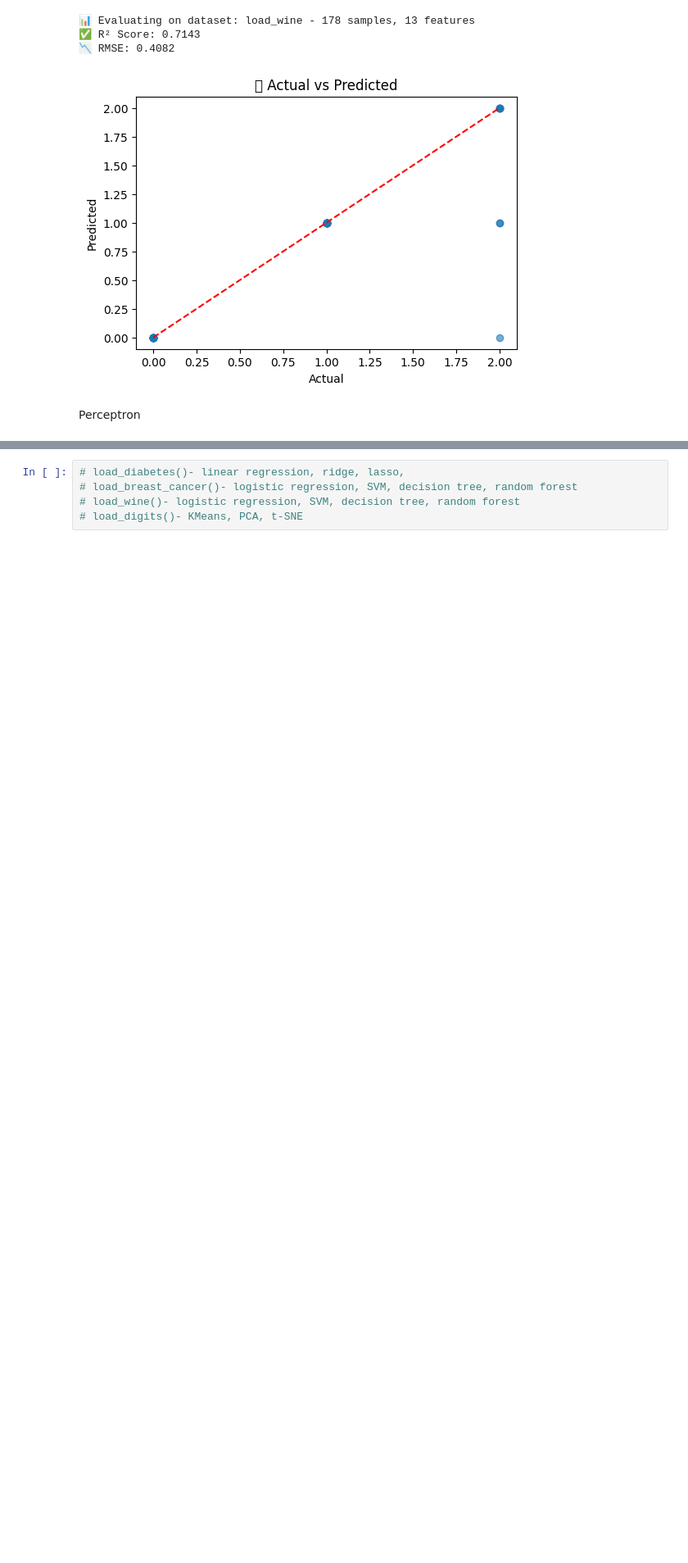
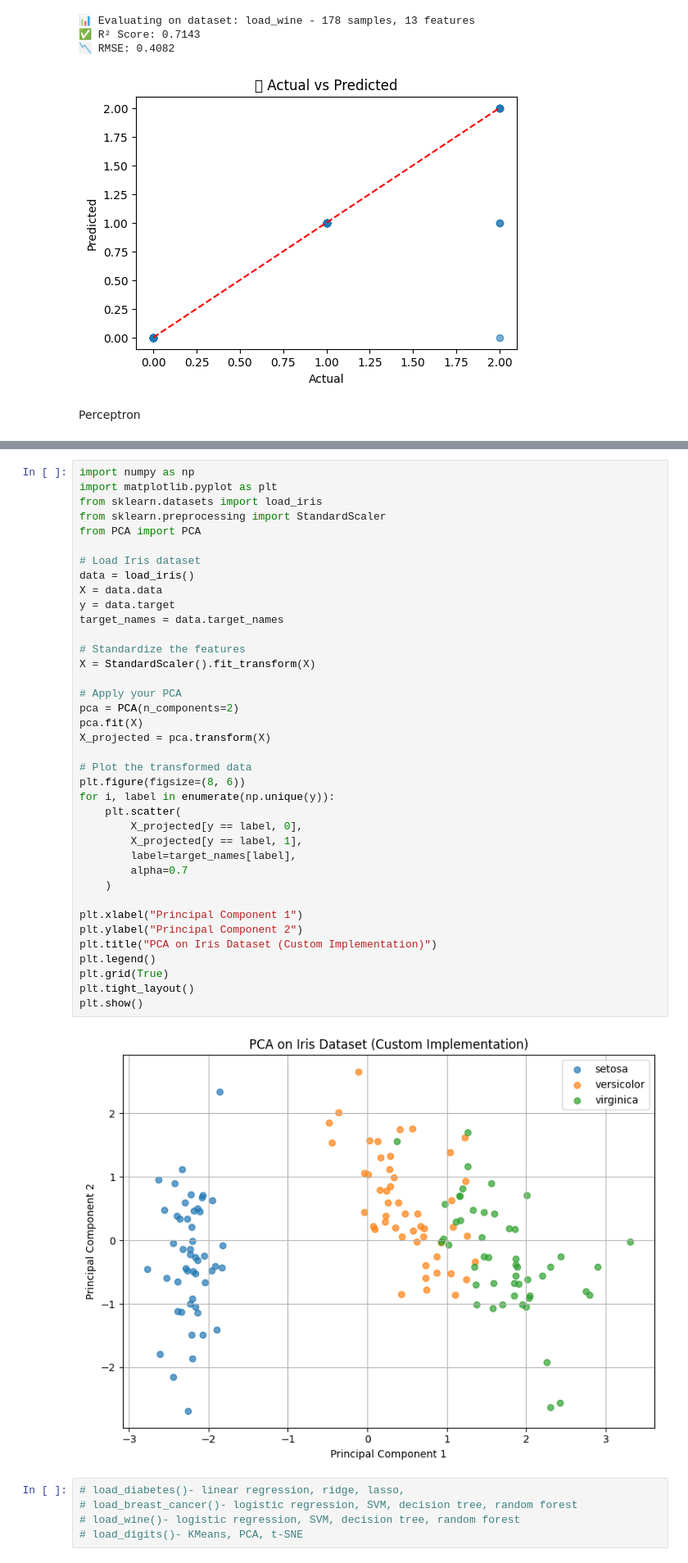
Before and after one commit to madhawa2001/made-from-scratch, a Jupyter notebook: ML Models from scratch/test.ipynb, the cells around one changed output, grey strips where cells are left out. Shown at 82% size. Cells and saved outputs as stored; diff of their text form; blank space fills up the shorter version.

```diff
--- a/ML Models from scratch/test.ipynb
+++ b/ML Models from scratch/test.ipynb
@@ -268,3 +281,43 @@ AttributeError: 'Perceptron' object has no attribute 'n_iter'
+# %%
+import numpy as np
+import matplotlib.pyplot as plt
+from sklearn.datasets import load_iris
+from sklearn.preprocessing import StandardScaler
+from PCA import PCA
+
+# Load Iris dataset
+data = load_iris()
+X = data.data
+y = data.target
+target_names = data.target_names
+
+# Standardize the features
+X = StandardScaler().fit_transform(X)
+
+# Apply your PCA
+pca = PCA(n_components=2)
+pca.fit(X)
+X_projected = pca.transform(X)
+
+# Plot the transformed data
+plt.figure(figsize=(8, 6))
+for i, label in enumerate(np.unique(y)):
+    plt.scatter(
+        X_projected[y == label, 0],
+        X_projected[y == label, 1],
+        label=target_names[label],
+        alpha=0.7
+    )
+
+plt.xlabel("Principal Component 1")
+plt.ylabel("Principal Component 2")
+plt.title("PCA on Iris Dataset (Custom Implementation)")
+plt.legend()
+plt.grid(True)
+plt.tight_layout()
+plt.show()
+# %% [output]
+[figure, added]
 # %%
 # load_diabetes()- linear regression, ridge, lasso,
 # load_breast_cancer()- logistic regression, SVM, decision tree, random forest
```
Also changed, not shown: parts of 2 cells of this notebook, 2 other files.
